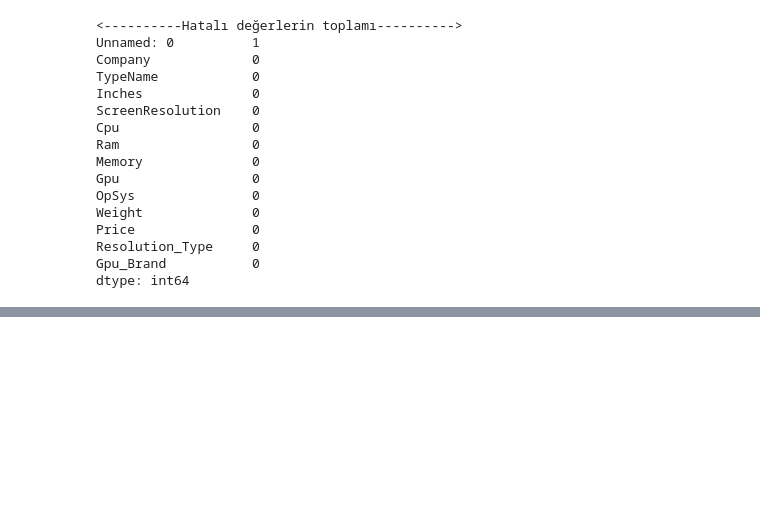
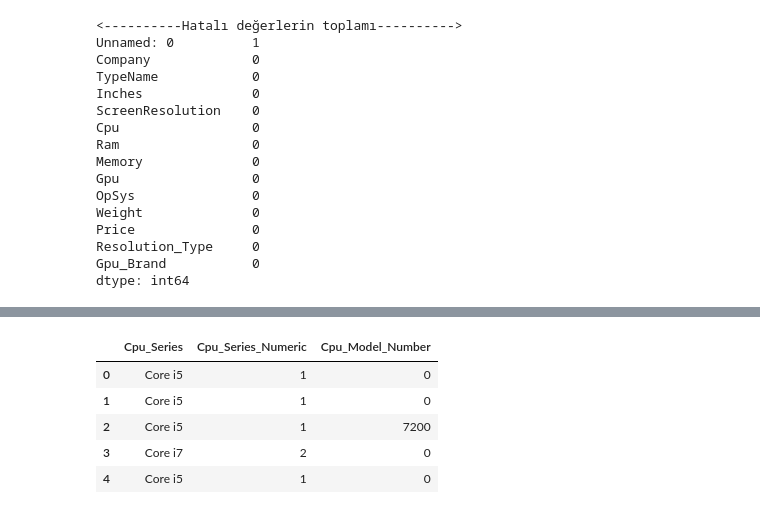
Before and after one commit to Gadaffi508/Dat-Analysis, a Jupyter notebook: Yusuf-Vize-Data-Analysis.ipynb, the cells around one changed output, grey strips where cells are left out. Cells and saved outputs as stored; diff of their text form; code cells hidden in the pictures; blank space fills up the shorter version.

```diff
--- a/Yusuf-Vize-Data-Analysis.ipynb
+++ b/Yusuf-Vize-Data-Analysis.ipynb
@@ -759,0 +1087,33 @@ df.info()
+# %%
+Cpu_Brand_Group = {
+    "Intel": 1,
+    "Unknown": 2,
+    "AMD": 3,
+    "Samsung": 4
+}
+
+converted_columns["Cpu_Brand"] = converted_columns["Cpu_Brand"].map(Cpu_Brand_Group)
+# %%
+# Cpu_Model'i parçalayalım: "Seri" ve "Model" olarak ayırıyoruz
+converted_columns[["Cpu_Series", "Cpu_Model_Number"]] = converted_columns["Cpu_Model"].str.extract(r"(Core \w+|Ryzen \d+|Pentium|Celeron|Atom|Xeon|E-Series) ?(.+)?")
+
+# Eksik değerleri dolduralım
+converted_columns["Cpu_Series"].fillna("Unknown", inplace=True)
+converted_columns["Cpu_Model_Number"].fillna("0", inplace=True)  # Sayısal eksikler için "0"
+
+# Cpu_Series'i numaralandıralım
+cpu_series_mapping = {series: idx for idx, series in enumerate(converted_columns["Cpu_Series"].unique(), start=1)}
+converted_columns["Cpu_Series_Numeric"] = converted_columns["Cpu_Series"].map(cpu_series_mapping)
+
+# Cpu_Model_Number'daki sayıları ayırarak işleyelim
+converted_columns["Cpu_Model_Number"] = converted_columns["Cpu_Model_Number"].str.extract(r"(\d+)").fillna(0).astype(int)
+
+# İşlemin sonuçlarını kontrol edelim
+converted_columns[["Cpu_Series", "Cpu_Series_Numeric", "Cpu_Model_Number"]].head()
+# %% [output]
+|  | Cpu_Series | Cpu_Series_Numeric | Cpu_Model_Number |
+| 0 | Core i5 | 1 | 0 |
+| 1 | Core i5 | 1 | 0 |
+| 2 | Core i5 | 1 | 7200 |
+| 3 | Core i7 | 2 | 0 |
+| 4 | Core i5 | 1 | 0 |
```
Also changed, not shown: parts of 49 cells of this notebook.
